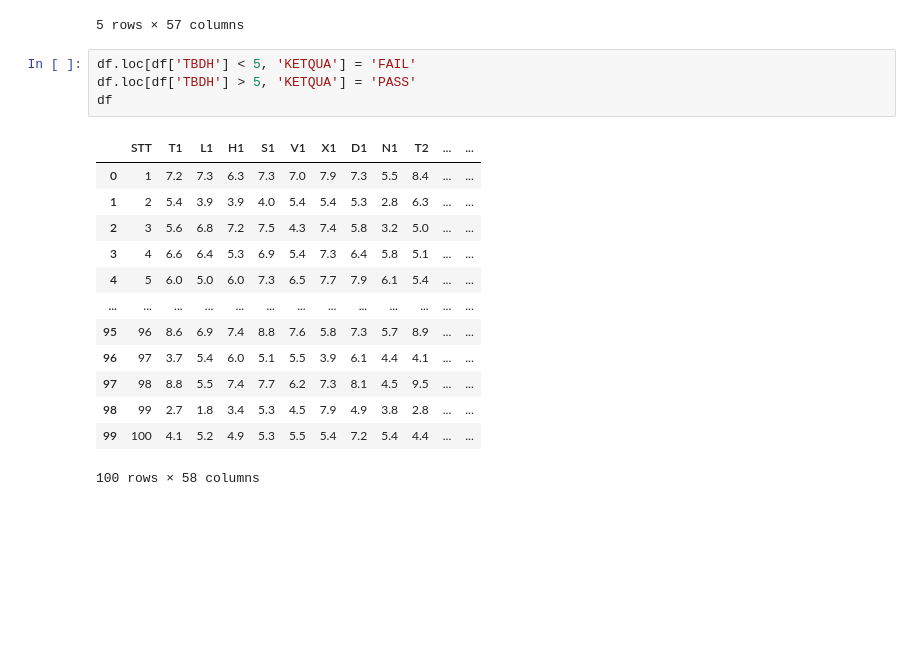
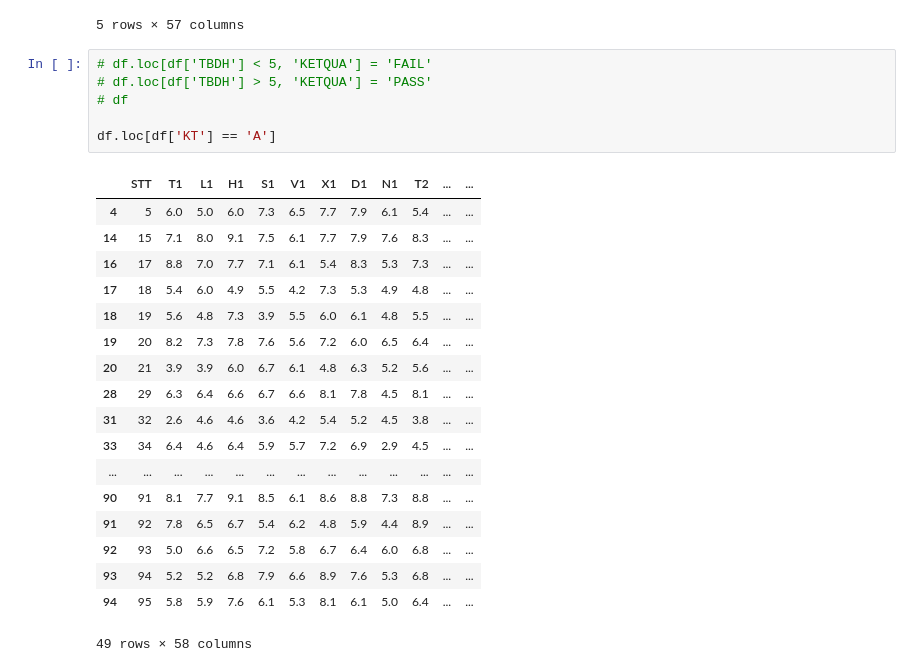
Before and after one commit to minhtri1610/py17052022, a Jupyter notebook: day12/d01.ipynb, the cells around one changed output. Drawn from its saved outputs; the diff is of its cells as text; blank space fills up the shorter version.

```diff
--- a/day12/d01.ipynb
+++ b/day12/d01.ipynb
@@ -204,20 +204,27 @@ df[(df['DH1'] > 5) & (df['DH2'] > 5)]
 | 97 | 98 | 8.8 | 5.5 | 7.4 | 7.7 | 6.2 | 7.3 | 8.1 | 4.5 | 9.5 | ... | ... |
 5 rows × 57 columns
 # %%
-df.loc[df['TBDH'] < 5, 'KETQUA'] = 'FAIL'
-df.loc[df['TBDH'] > 5, 'KETQUA'] = 'PASS'
-df
+# df.loc[df['TBDH'] < 5, 'KETQUA'] = 'FAIL'
+# df.loc[df['TBDH'] > 5, 'KETQUA'] = 'PASS'
+# df
+
+df.loc[df['KT'] == 'A']
 # %% [output]
 |  | STT | T1 | L1 | H1 | S1 | V1 | X1 | D1 | N1 | T2 | ... | ... |
-| 0 | 1 | 7.2 | 7.3 | 6.3 | 7.3 | 7.0 | 7.9 | 7.3 | 5.5 | 8.4 | ... | ... |
-| 1 | 2 | 5.4 | 3.9 | 3.9 | 4.0 | 5.4 | 5.4 | 5.3 | 2.8 | 6.3 | ... | ... |
-| 2 | 3 | 5.6 | 6.8 | 7.2 | 7.5 | 4.3 | 7.4 | 5.8 | 3.2 | 5.0 | ... | ... |
-| 3 | 4 | 6.6 | 6.4 | 5.3 | 6.9 | 5.4 | 7.3 | 6.4 | 5.8 | 5.1 | ... | ... |
 | 4 | 5 | 6.0 | 5.0 | 6.0 | 7.3 | 6.5 | 7.7 | 7.9 | 6.1 | 5.4 | ... | ... |
+| 14 | 15 | 7.1 | 8.0 | 9.1 | 7.5 | 6.1 | 7.7 | 7.9 | 7.6 | 8.3 | ... | ... |
+| 16 | 17 | 8.8 | 7.0 | 7.7 | 7.1 | 6.1 | 5.4 | 8.3 | 5.3 | 7.3 | ... | ... |
+| 17 | 18 | 5.4 | 6.0 | 4.9 | 5.5 | 4.2 | 7.3 | 5.3 | 4.9 | 4.8 | ... | ... |
+| 18 | 19 | 5.6 | 4.8 | 7.3 | 3.9 | 5.5 | 6.0 | 6.1 | 4.8 | 5.5 | ... | ... |
+| 19 | 20 | 8.2 | 7.3 | 7.8 | 7.6 | 5.6 | 7.2 | 6.0 | 6.5 | 6.4 | ... | ... |
+| 20 | 21 | 3.9 | 3.9 | 6.0 | 6.7 | 6.1 | 4.8 | 6.3 | 5.2 | 5.6 | ... | ... |
+| 28 | 29 | 6.3 | 6.4 | 6.6 | 6.7 | 6.6 | 8.1 | 7.8 | 4.5 | 8.1 | ... | ... |
+| 31 | 32 | 2.6 | 4.6 | 4.6 | 3.6 | 4.2 | 5.4 | 5.2 | 4.5 | 3.8 | ... | ... |
+| 33 | 34 | 6.4 | 4.6 | 6.4 | 5.9 | 5.7 | 7.2 | 6.9 | 2.9 | 4.5 | ... | ... |
 | ... | ... | ... | ... | ... | ... | ... | ... | ... | ... | ... | ... | ... |
-| 95 | 96 | 8.6 | 6.9 | 7.4 | 8.8 | 7.6 | 5.8 | 7.3 | 5.7 | 8.9 | ... | ... |
-| 96 | 97 | 3.7 | 5.4 | 6.0 | 5.1 | 5.5 | 3.9 | 6.1 | 4.4 | 4.1 | ... | ... |
-| 97 | 98 | 8.8 | 5.5 | 7.4 | 7.7 | 6.2 | 7.3 | 8.1 | 4.5 | 9.5 | ... | ... |
-| 98 | 99 | 2.7 | 1.8 | 3.4 | 5.3 | 4.5 | 7.9 | 4.9 | 3.8 | 2.8 | ... | ... |
-| 99 | 100 | 4.1 | 5.2 | 4.9 | 5.3 | 5.5 | 5.4 | 7.2 | 5.4 | 4.4 | ... | ... |
+| 90 | 91 | 8.1 | 7.7 | 9.1 | 8.5 | 6.1 | 8.6 | 8.8 | 7.3 | 8.8 | ... | ... |
+| 91 | 92 | 7.8 | 6.5 | 6.7 | 5.4 | 6.2 | 4.8 | 5.9 | 4.4 | 8.9 | ... | ... |
+| 92 | 93 | 5.0 | 6.6 | 6.5 | 7.2 | 5.8 | 6.7 | 6.4 | 6.0 | 6.8 | ... | ... |
+| 93 | 94 | 5.2 | 5.2 | 6.8 | 7.9 | 6.6 | 8.9 | 7.6 | 5.3 | 6.8 | ... | ... |
+| 94 | 95 | 5.8 | 5.9 | 7.6 | 6.1 | 5.3 | 8.1 | 6.1 | 5.0 | 6.4 | ... | ... |
-100 rows × 58 columns
+49 rows × 58 columns
```
Also changed, not shown: parts of 1 cell of this notebook.
